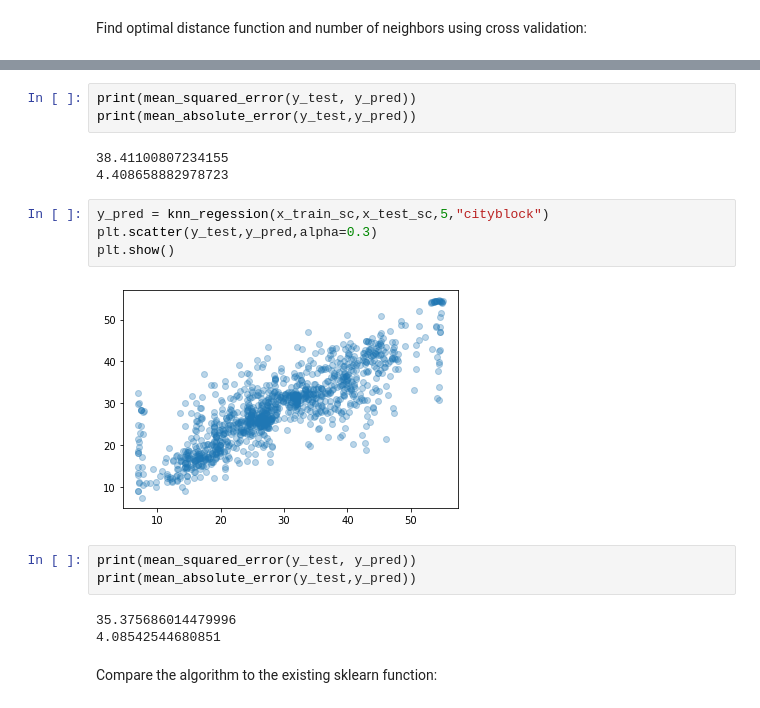
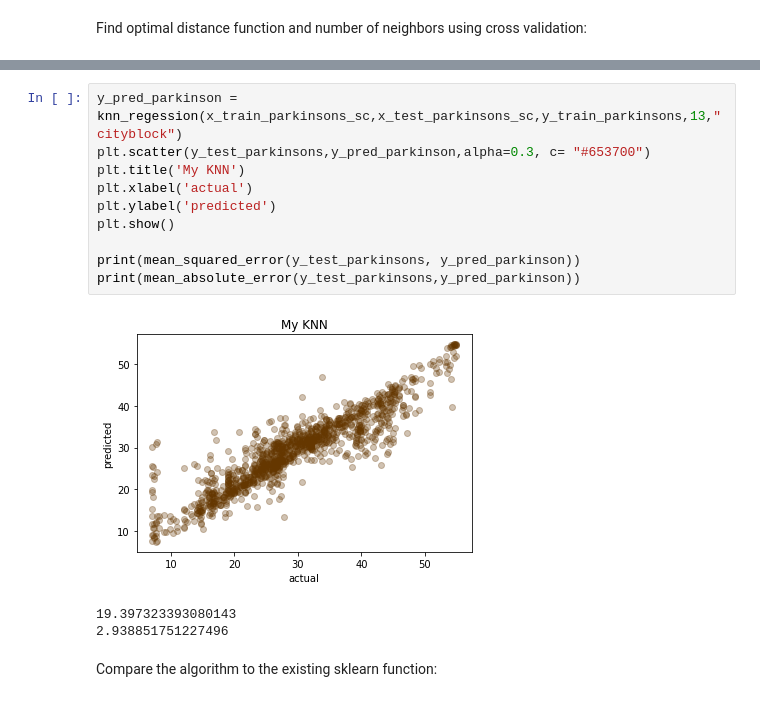
Before and after one commit to EmilDaub/Machine-Learning, a Jupyter notebook: Exercise2/KNN.ipynb, the cells around one changed output, grey strips where cells are left out. Drawn from its saved outputs; the diff is of its cells as text.

```diff
--- a/Exercise2/KNN.ipynb
+++ b/Exercise2/KNN.ipynb
@@ -207,21 +210,17 @@ plt.show()
-# %%
-print(mean_squared_error(y_test, y_pred))
-print(mean_absolute_error(y_test,y_pred))
-# %% [output]
-38.41100807234155
-4.408658882978723
-# %%
-y_pred = knn_regession(x_train_sc,x_test_sc,5,"cityblock")
-plt.scatter(y_test,y_pred,alpha=0.3)
-plt.show()
-# %% [output]
-[figure, removed]
-# %%
-print(mean_squared_error(y_test, y_pred))
-print(mean_absolute_error(y_test,y_pred))
-# %% [output]
-35.375686014479996
-4.08542544680851
+# %%
+y_pred_parkinson = knn_regession(x_train_parkinsons_sc,x_test_parkinsons_sc,y_train_parkinsons,13,"cityblock")
+plt.scatter(y_test_parkinsons,y_pred_parkinson,alpha=0.3, c= "#653700")
+plt.title('My KNN')
+plt.xlabel('actual')
+plt.ylabel('predicted')
+plt.show()
+
+print(mean_squared_error(y_test_parkinsons, y_pred_parkinson))
+print(mean_absolute_error(y_test_parkinsons,y_pred_parkinson))
+# %% [output]
+[figure, added]
+19.397323393080143
+2.938851751227496
 # %% [markdown]
 Compare the algorithm to the existing sklearn function:
 # %%
```
Also changed, not shown: parts of 52 cells of this notebook, 1 other file.
